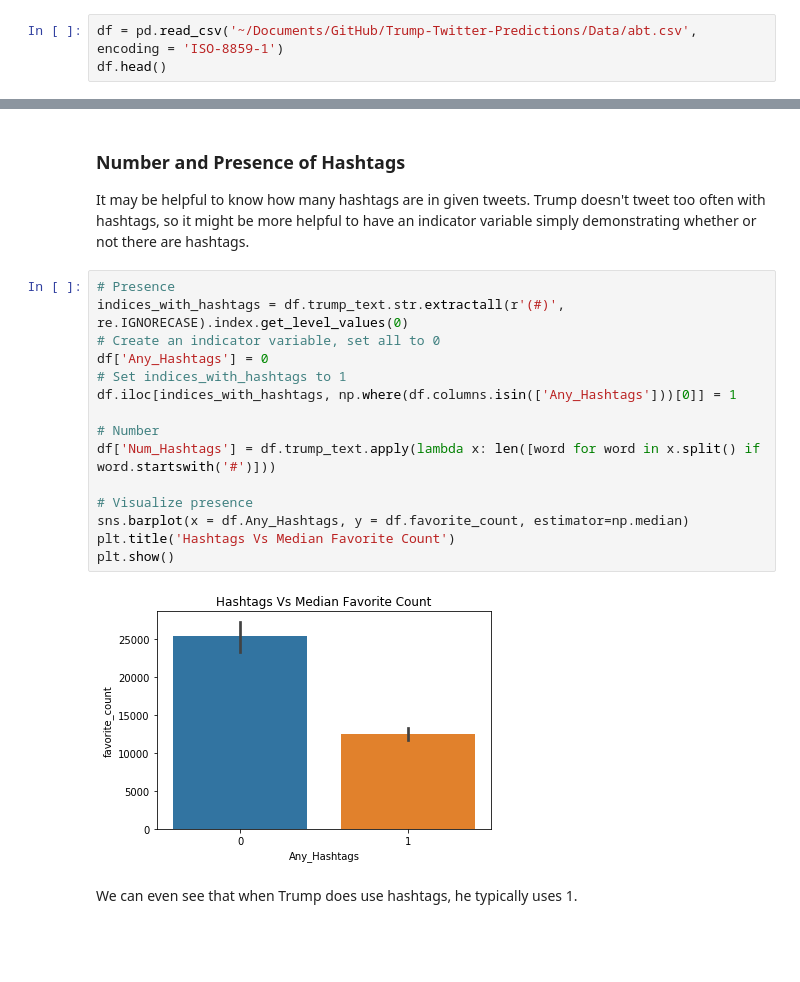
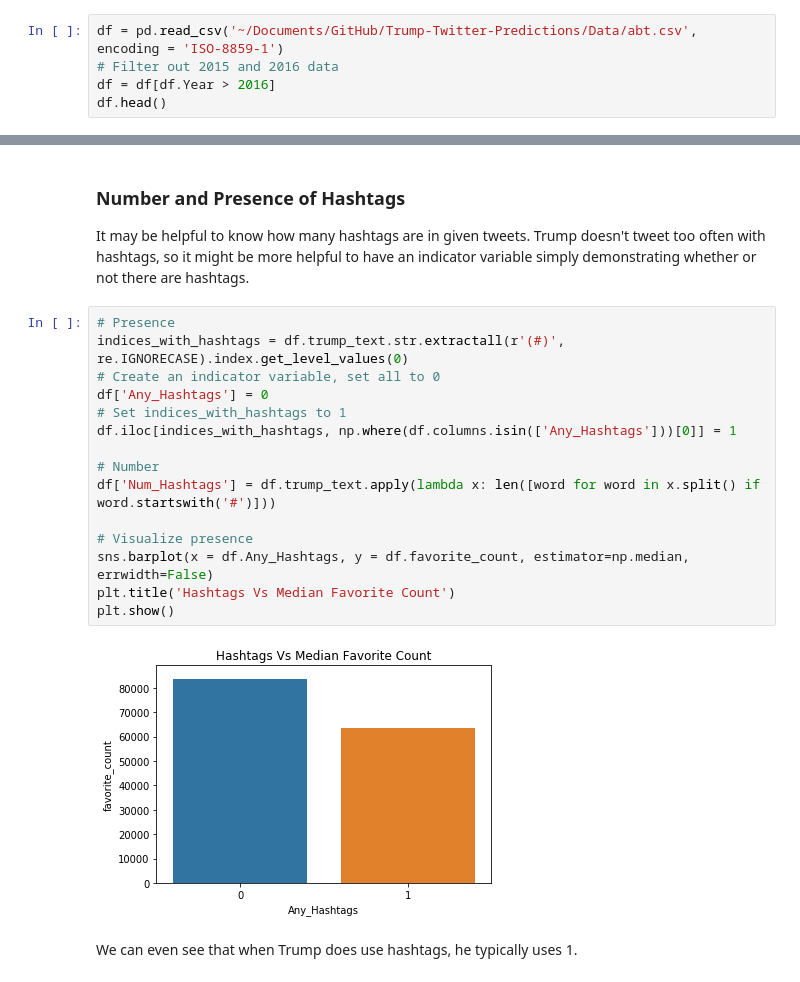
Before and after one commit to samadalipatel/Trump-Twitter-Predictions, a Jupyter notebook: Python/Part Three - Feature Engineering.ipynb, the cells around one changed output, grey strips where cells are left out. Cells and saved outputs as stored; diff of their text form; blank space fills up the shorter version.

```diff
--- a/Python/Part Three - Feature Engineering.ipynb
+++ b/Python/Part Three - Feature Engineering.ipynb
@@ -19,6 +22,8 @@ from textblob import Word
 from sklearn.feature_extraction.text import TfidfVectorizer
 # %%
 df = pd.read_csv('~/Documents/GitHub/Trump-Twitter-Predictions/Data/abt.csv', encoding = 'ISO-8859-1')
+# Filter out 2015 and 2016 data
+df = df[df.Year > 2016]
 df.head()
 # %% [output]
 |  | source | text | retweet_count | favorite_count | Followers | Follower_Change | Num_Tweets | Year | ... |
@@ -141,20 +152,20 @@ It may be helpful to know how many hashtags are in given tweets. Trump doesn't t
 # %%
 # Presence
 indices_with_hashtags = df.trump_text.str.extractall(r'(#)', re.IGNORECASE).index.get_level_values(0)
 # Create an indicator variable, set all to 0
 df['Any_Hashtags'] = 0
 # Set indices_with_hashtags to 1
 df.iloc[indices_with_hashtags, np.where(df.columns.isin(['Any_Hashtags']))[0]] = 1
 
 # Number
 df['Num_Hashtags'] = df.trump_text.apply(lambda x: len([word for word in x.split() if word.startswith('#')]))
 
 # Visualize presence
-sns.barplot(x = df.Any_Hashtags, y = df.favorite_count, estimator=np.median)
+sns.barplot(x = df.Any_Hashtags, y = df.favorite_count, estimator=np.median, errwidth=False)
 plt.title('Hashtags Vs Median Favorite Count')
 plt.show()
 # %% [output]
-[figure, old version]
+[figure, new version]
 # %% [markdown]
 We can even see that when Trump does use hashtags, he typically uses 1.
 # %%
```
Also changed, not shown: parts of 58 cells of this notebook, 4 other files.
